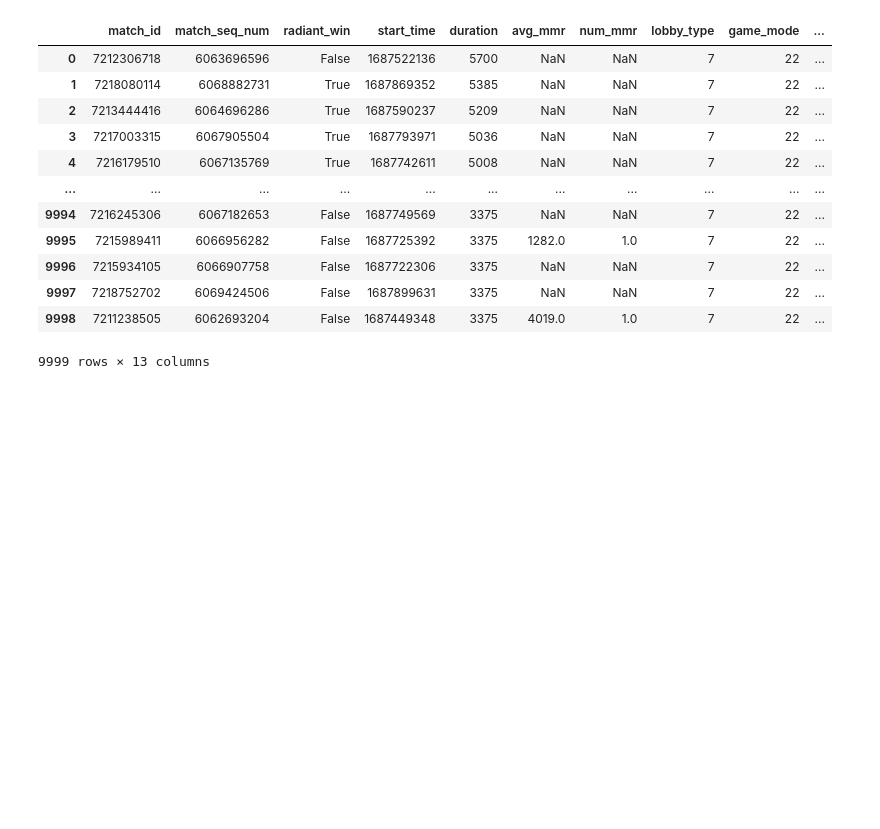
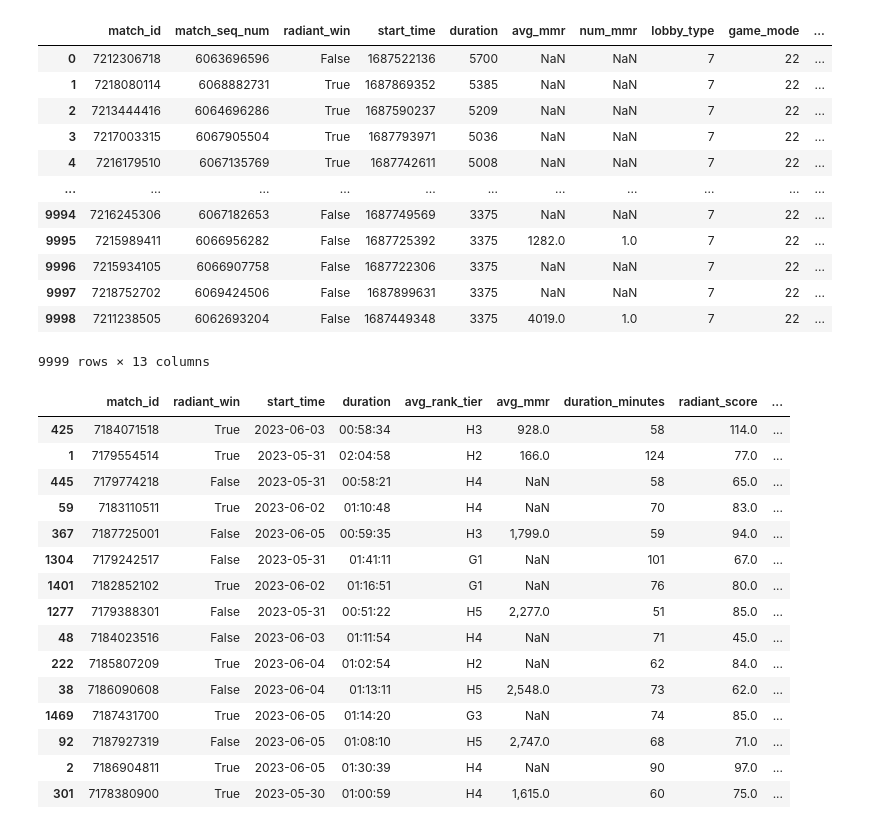
Before and after one commit to bil-lekid/HeraldReplayGet, a Jupyter notebook: Threading.ipynb, the cells around one changed output. Saved outputs shown, nothing was run; the diff lists cells and outputs as text; code cells hidden in the pictures; blank space fills up the shorter version.

```diff
--- a/Threading.ipynb
+++ b/Threading.ipynb
@@ -178,3 +178,76 @@ display(df)
 | 9997 | 7218752702 | 6069424506 | False | 1687899631 | 3375 | NaN | NaN | 7 | 22 | ... |
 | 9998 | 7211238505 | 6062693204 | False | 1687449348 | 3375 | 4019.0 | 1.0 | 7 | 22 | ... |
 9999 rows × 13 columns
+# %%
+import pandas as pd
+from IPython.display import display, HTML
+
+def pretty_print(df):
+    pd.set_option("display.max_columns", None)
+    pd.set_option("display.max_rows", None)
+    pd.set_option("display.precision", 2)
+    display(
+        HTML(df.to_html(float_format="{:,}".format).replace("\\n", "<br>")))
+    pd.reset_option("display.max_columns")
+    pd.reset_option("display.max_rows")
+
+display_df_edit = pd.read_csv('herald_replay_Jun_7.csv')
+# display_df_edit = display_df_edit[display_df_edit['comeback'] == True]
+column_list = [
+    "match_id",
+    "radiant_win",
+    "start_time",
+    "duration",
+    "avg_rank_tier",
+    'avg_mmr',
+    "duration_minutes",
+    "radiant_score",
+    "dire_score",
+    "total_kill",
+    "kill_dif",
+    "max_kill_dif",
+    "kills_per_minute",
+    "comeback",
+    "analysisOutcome",
+    # 'goldSwing',
+    # 'absGoldSwing',
+    "topLaneOutcome",
+    "midLaneOutcome",
+    "bottomLaneOutcome",
+    "HK",
+    "player_HK",
+    "item_HK",
+    "HD",
+    "player_HD",
+    "item_HD",
+    "HLH",
+    "HDeny",
+    "HGPM",
+    "HXPM",
+    "abs_kill_dif",
+]
+
+condition = display_df_edit["match_id"].notnull()
+# condition = display_df_edit['analysisOutcome'] == 'COMEBACK'
+pretty_print(
+    display_df_edit.loc[condition, column_list]
+    .sort_values(by=["HK"], ascending=[False])
+    .head(15)
+)
+# %% [output]
+|  | match_id | radiant_win | start_time | duration | avg_rank_tier | avg_mmr | duration_minutes | radiant_score | ... |
+| 425 | 7184071518 | True | 2023-06-03 | 00:58:34 | H3 | 928.0 | 58 | 114.0 | ... |
+| 1 | 7179554514 | True | 2023-05-31 | 02:04:58 | H2 | 166.0 | 124 | 77.0 | ... |
+| 445 | 7179774218 | False | 2023-05-31 | 00:58:21 | H4 | NaN | 58 | 65.0 | ... |
+| 59 | 7183110511 | True | 2023-06-02 | 01:10:48 | H4 | NaN | 70 | 83.0 | ... |
+| 367 | 7187725001 | False | 2023-06-05 | 00:59:35 | H3 | 1,799.0 | 59 | 94.0 | ... |
+| 1304 | 7179242517 | False | 2023-05-31 | 01:41:11 | G1 | NaN | 101 | 67.0 | ... |
+| 1401 | 7182852102 | True | 2023-06-02 | 01:16:51 | G1 | NaN | 76 | 80.0 | ... |
+| 1277 | 7179388301 | False | 2023-05-31 | 00:51:22 | H5 | 2,277.0 | 51 | 85.0 | ... |
+| 48 | 7184023516 | False | 2023-06-03 | 01:11:54 | H4 | NaN | 71 | 45.0 | ... |
+| 222 | 7185807209 | True | 2023-06-04 | 01:02:54 | H2 | NaN | 62 | 84.0 | ... |
+| 38 | 7186090608 | False | 2023-06-04 | 01:13:11 | H5 | 2,548.0 | 73 | 62.0 | ... |
+| 1469 | 7187431700 | True | 2023-06-05 | 01:14:20 | G3 | NaN | 74 | 85.0 | ... |
+| 92 | 7187927319 | False | 2023-06-05 | 01:08:10 | H5 | 2,747.0 | 68 | 71.0 | ... |
+| 2 | 7186904811 | True | 2023-06-05 | 01:30:39 | H4 | NaN | 90 | 97.0 | ... |
+| 301 | 7178380900 | True | 2023-05-30 | 01:00:59 | H4 | 1,615.0 | 60 | 75.0 | ... |
```
Also changed, not shown: 1 other file.
